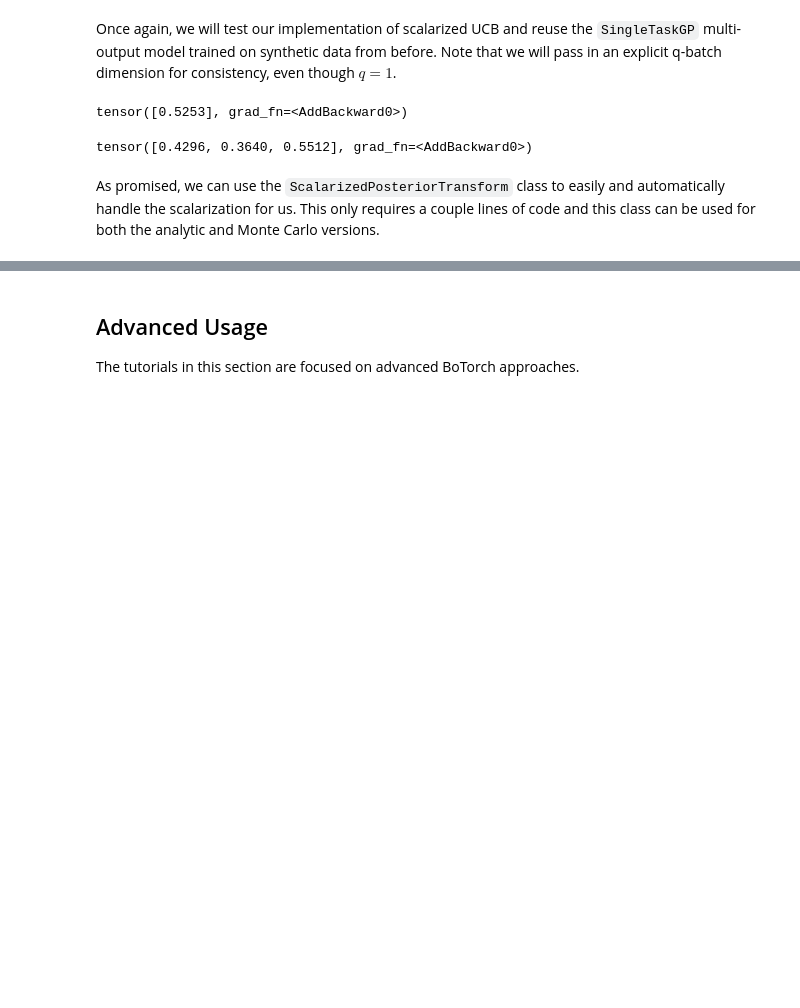
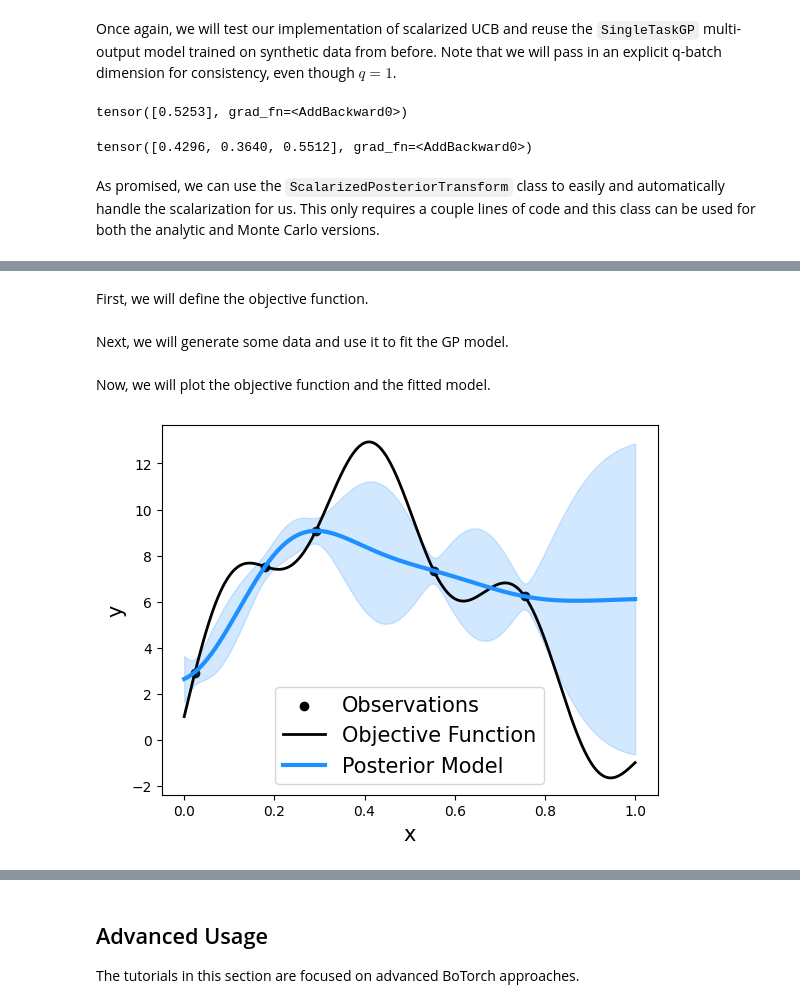
Before and after one commit to drewgjerstad/bayesian-optimization, a Jupyter notebook: examples/botorch_tutorials.ipynb, the cells around one changed output, grey strips where cells are left out. Cells and saved outputs as stored; diff of their text form; code cells hidden in the pictures; blank space fills up the shorter version.

```diff
--- a/examples/botorch_tutorials.ipynb
+++ b/examples/botorch_tutorials.ipynb
@@ -590,0 +704,5 @@ SUCB = UpperConfidenceBound(gp, beta=0.1, posterior_transform=pt)
+# %%
+SMOKE_TEST = os.environ.get("SMOKE_TEST")
+tkwargs = {"dtype": torch.double, "device": "cpu"}
+# %% [markdown]
+First, we will define the objective function.
@@ -590,0 +720,41 @@ SUCB = UpperConfidenceBound(gp, beta=0.1, posterior_transform=pt)
+# %% [markdown]
+Next, we will generate some data and use it to fit the GP model.
+# %%
+torch.manual_seed(0)
+np.random.seed(0)
+n = 5
+train_X = draw_sobol_samples(bounds=bounds, n=n, q=1, seed=12345678).squeeze(-2)
+train_Y = f(train_X)
+
+# Fit GP Model
+def fit_model(train_X, train_Y, n_outputs):
+    model = SingleTaskGP(
+        train_X=train_X,
+        train_Y=train_Y,
+        outcome_transform=Standardize(m=n_outputs)
+    )
+    mll = ExactMarginalLogLikelihood(model.likelihood, model)
+    fit_gpytorch_mll(mll)
+    return model
+
+model = fit_model(train_X, train_Y, n_outputs=1)
+# %% [markdown]
+Now, we will plot the objective function and the fitted model.
+# %%
+# Plot Objective Function and Fitted GP Model
+X = torch.linspace(bounds[0, 0], bounds[1, 0], 1000, **tkwargs)
+mean_fX = model.posterior(X).mean.squeeze(-1).detach().numpy()
+std_fX = torch.sqrt(model.posterior(X).variance).squeeze(-1).detach().numpy()
+
+plt.scatter(train_X, train_Y, color="k", label="Observations")
+plt.plot(X, f(X), color="k", linewidth=2, label="Objective Function")
+plt.plot(X, mean_fX, color="dodgerblue", linewidth=3, label="Posterior Model")
+plt.fill_between(
+    X, (mean_fX + 3 * std_fX), (mean_fX - 3 * std_fX), alpha=0.2, color="dodgerblue"
+)
+plt.xlabel("x", fontsize=15)
+plt.ylabel("y", fontsize=15)
+plt.legend(fontsize=15)
+plt.show()
+# %% [output]
+[figure, added]
```
Also changed, not shown: parts of 28 cells of this notebook.
